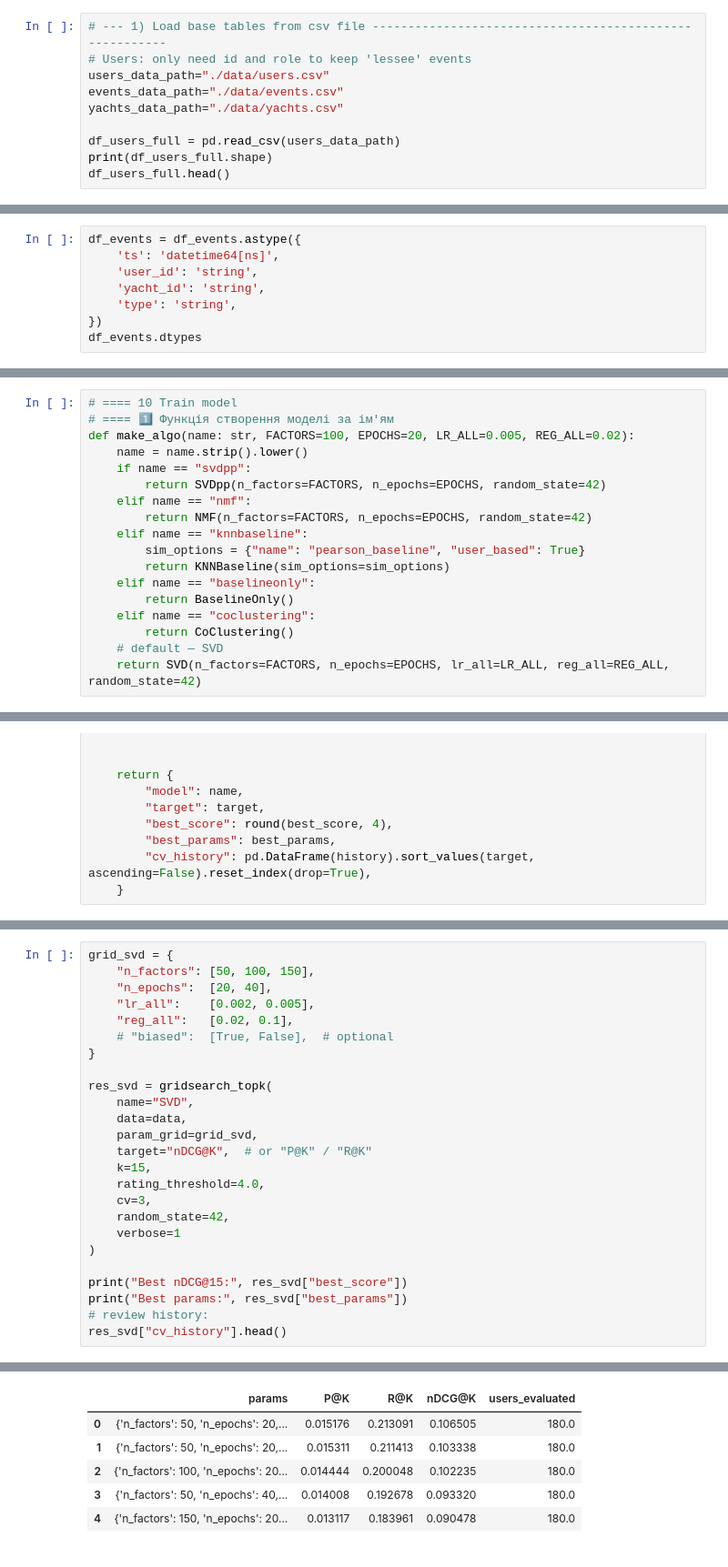
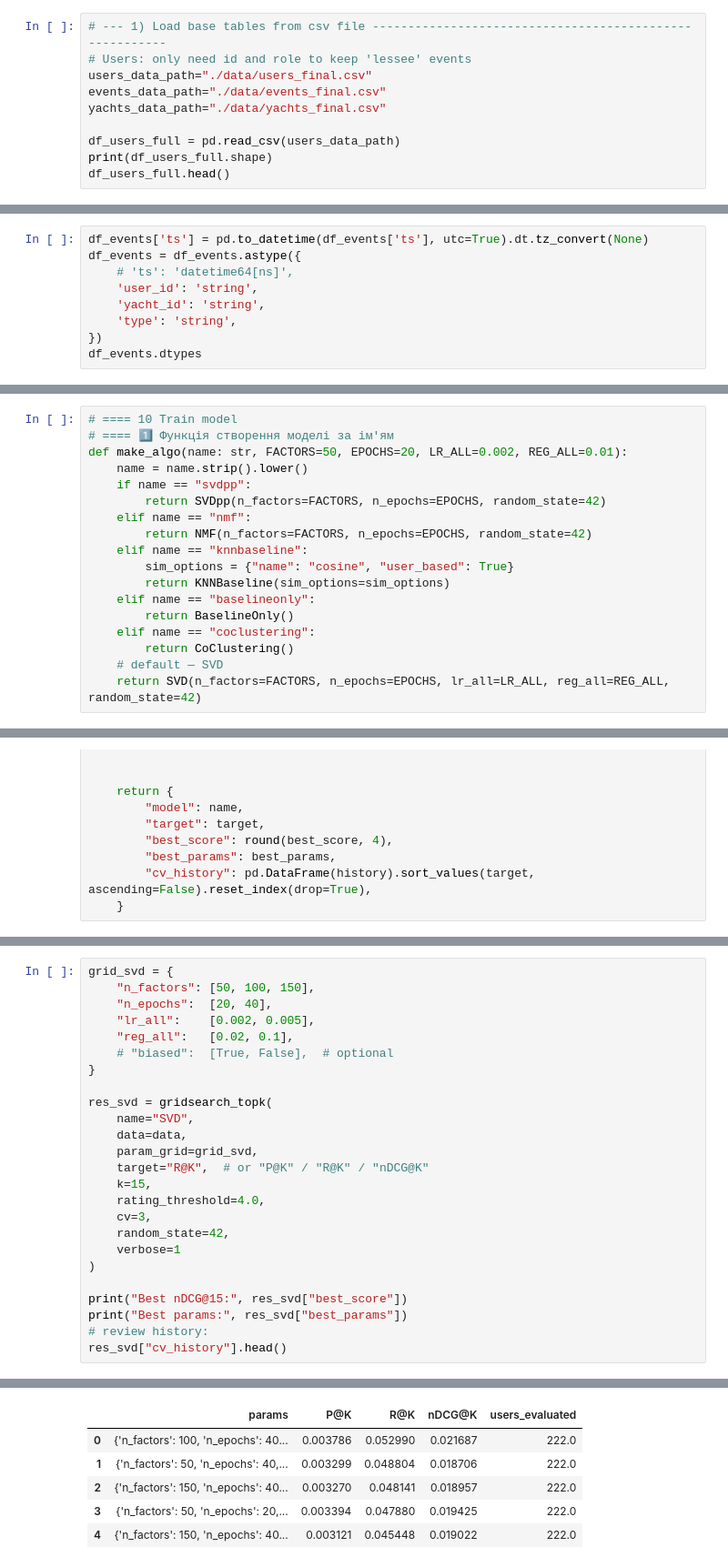
Before and after one commit to LesyaTkachuk/yacht-booking, a Jupyter notebook: models/train_reco_model_from_csv.ipynb, the cells around one changed output, grey strips where cells are left out. Shown at 91% size. Cells and saved outputs as stored; diff of their text form.

```diff
--- a/models/train_reco_model_from_csv.ipynb
+++ b/models/train_reco_model_from_csv.ipynb
@@ -39,9 +41,9 @@ DAY_CAP = 20.0               # per-(user,yacht,day) cap to prevent single sessio
 # %%
 # --- 1) Load base tables from csv file --------------------------------------------------------
 # Users: only need id and role to keep 'lessee' events
-users_data_path="./data/users.csv"
-events_data_path="./data/events.csv"
-yachts_data_path="./data/yachts.csv"
+users_data_path="./data/users_final.csv"
+events_data_path="./data/events_final.csv"
+yachts_data_path="./data/yachts_final.csv"
 
 df_users_full = pd.read_csv(users_data_path)
 print(df_users_full.shape)
@@ -151,8 +153,9 @@ weight       int64
 ts          object
 dtype: object
 # %%
+df_events['ts'] = pd.to_datetime(df_events['ts'], utc=True).dt.tz_convert(None)
 df_events = df_events.astype({
-    'ts': 'datetime64[ns]',
+    # 'ts': 'datetime64[ns]',
     'user_id': 'string',
     'yacht_id': 'string',
     'type': 'string',
@@ -429,14 +432,14 @@ print(test_df.shape)
 # %%
 # ==== 10 Train model
 # ==== 1️⃣ Функція створення моделі за ім'ям
-def make_algo(name: str, FACTORS=100, EPOCHS=20, LR_ALL=0.005, REG_ALL=0.02):
+def make_algo(name: str, FACTORS=50, EPOCHS=20, LR_ALL=0.002, REG_ALL=0.01):
     name = name.strip().lower()
     if name == "svdpp":
         return SVDpp(n_factors=FACTORS, n_epochs=EPOCHS, random_state=42)
     elif name == "nmf":
         return NMF(n_factors=FACTORS, n_epochs=EPOCHS, random_state=42)
     elif name == "knnbaseline":
-        sim_options = {"name": "pearson_baseline", "user_based": True}
+        sim_options = {"name": "cosine", "user_based": True}
         return KNNBaseline(sim_options=sim_options)
     elif name == "baselineonly":
         return BaselineOnly()
@@ -1181,7 +1178,7 @@ res_svd = gridsearch_topk(
     name="SVD",
     data=data,
     param_grid=grid_svd,
-    target="nDCG@K",  # or "P@K" / "R@K"
+    target="R@K",  # or "P@K" / "R@K" / "nDCG@K"
     k=15,
     rating_threshold=4.0,
     cv=3,
@@ -1200,9 +1201,9 @@ Best params: {'n_factors': 50, 'n_epochs': 20, 'lr_all': 0.002, 'reg_all': 0.02}
 |  | params | P@K | R@K | nDCG@K | users_evaluated |
-| 0 | {'n_factors': 50, 'n_epochs': 20,... | 0.015176 | 0.213091 | 0.106505 | 180.0 |
-| 1 | {'n_factors': 50, 'n_epochs': 20,... | 0.015311 | 0.211413 | 0.103338 | 180.0 |
-| 2 | {'n_factors': 100, 'n_epochs': 20... | 0.014444 | 0.200048 | 0.102235 | 180.0 |
-| 3 | {'n_factors': 50, 'n_epochs': 40,... | 0.014008 | 0.192678 | 0.093320 | 180.0 |
-| 4 | {'n_factors': 150, 'n_epochs': 20... | 0.013117 | 0.183961 | 0.090478 | 180.0 |
+| 0 | {'n_factors': 100, 'n_epochs': 40... | 0.003786 | 0.052990 | 0.021687 | 222.0 |
+| 1 | {'n_factors': 50, 'n_epochs': 40,... | 0.003299 | 0.048804 | 0.018706 | 222.0 |
+| 2 | {'n_factors': 150, 'n_epochs': 40... | 0.003270 | 0.048141 | 0.018957 | 222.0 |
+| 3 | {'n_factors': 50, 'n_epochs': 20,... | 0.003394 | 0.047880 | 0.019425 | 222.0 |
+| 4 | {'n_factors': 150, 'n_epochs': 40... | 0.003121 | 0.045448 | 0.019022 | 222.0 |
 # %%
 # Create and train SVD algo with the best params
 best_svd = SVD(**res_svd["best_params"])
```
Also changed, not shown: parts of 32 cells of this notebook, 6 other files.
